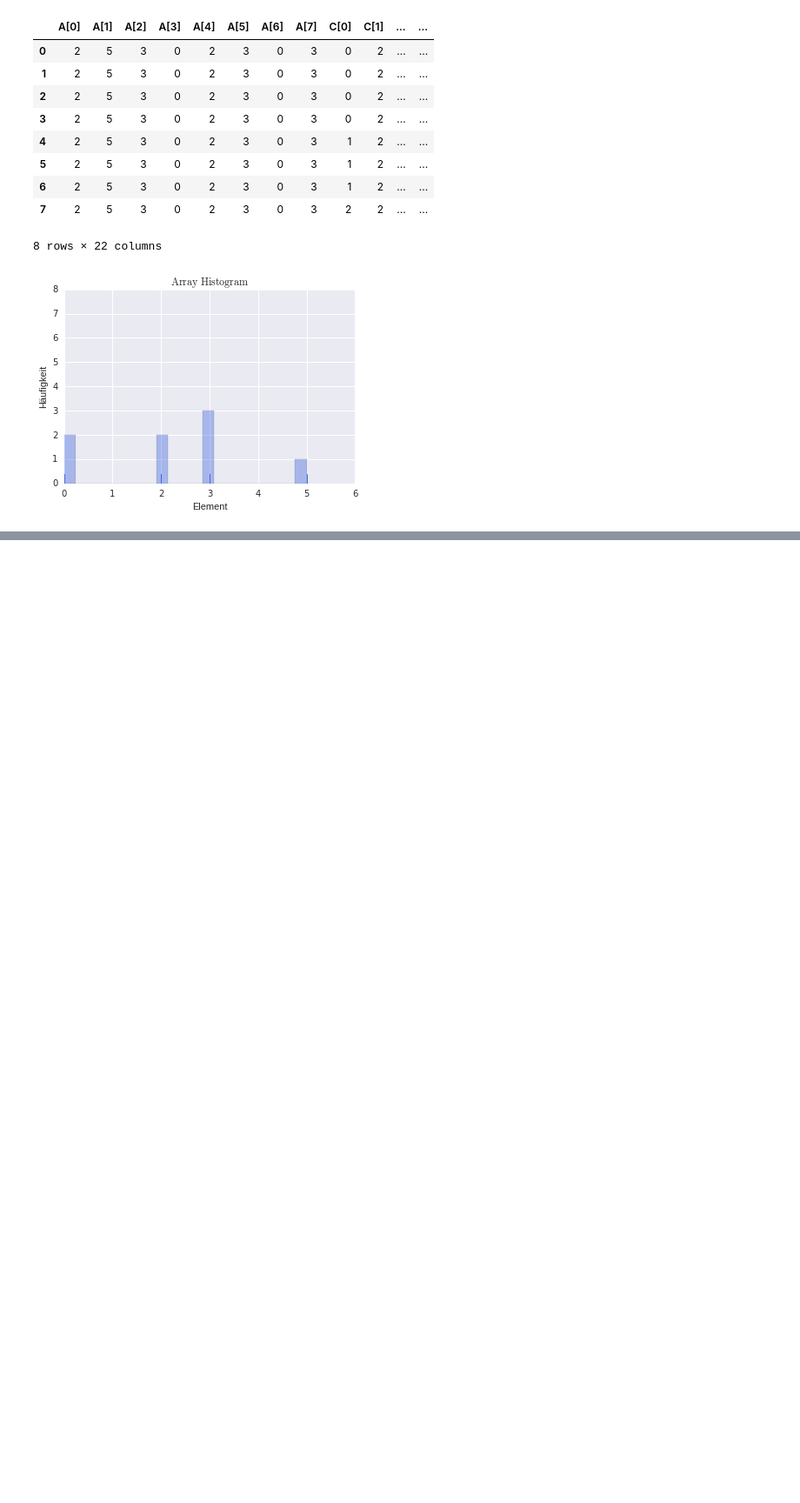
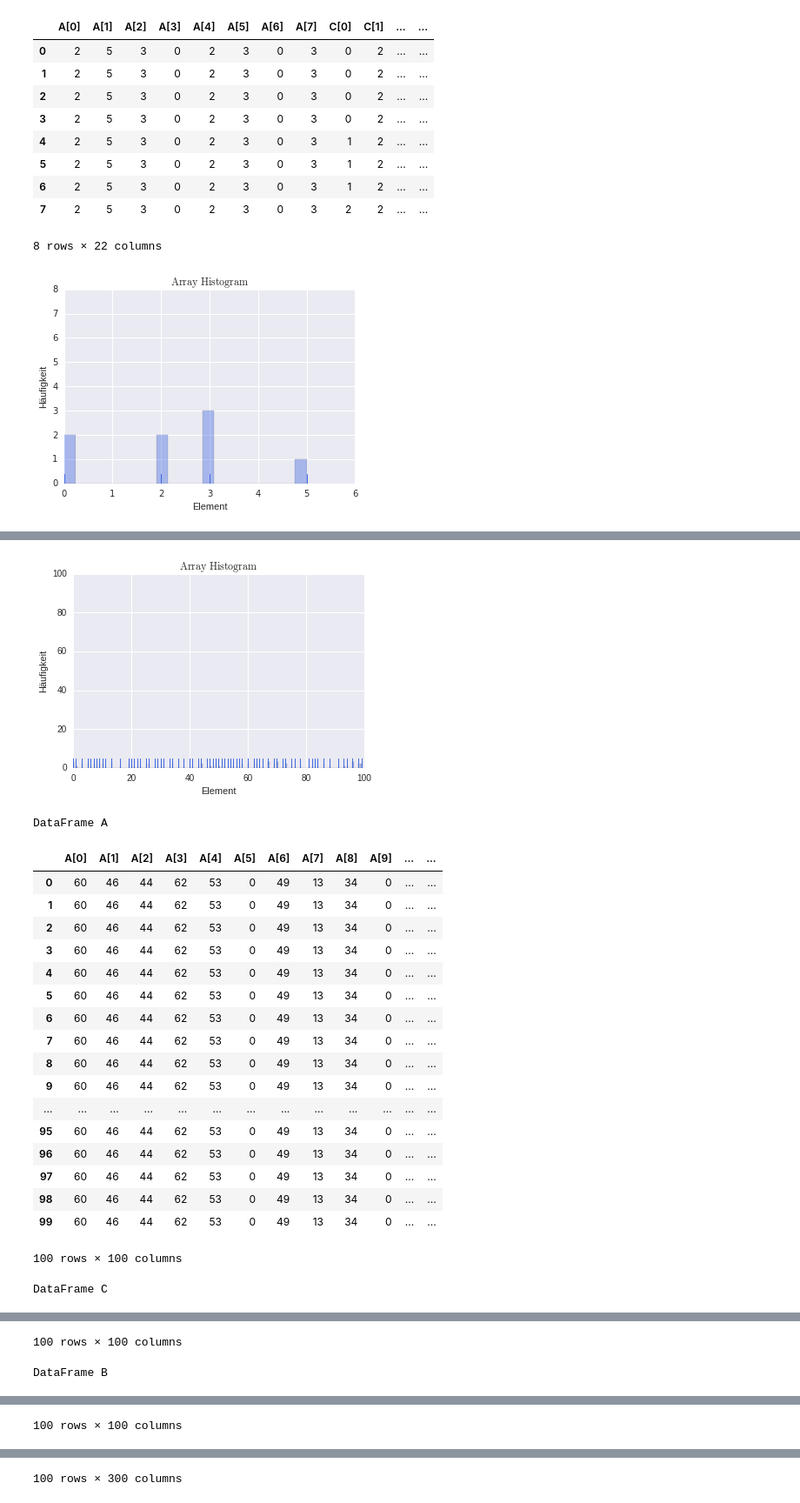
Before and after one commit to reinka/epi, a Jupyter notebook: Blatt 8/Countingsort.ipynb, the cells around one changed output, grey strips where cells are left out. Shown at 87% size. Saved outputs shown, nothing was run; the diff lists cells and outputs as text; code cells hidden in the pictures; blank space fills up the shorter version.

```diff
--- a/Blatt 8/Countingsort.ipynb
+++ b/Blatt 8/Countingsort.ipynb
@@ -307,0 +450,24 @@ plt.show()
+# %%
+test =countingsort(randint(0,100,100))
+# %% [output]
+[figure, added]
+DataFrame A
+|  | A[0] | A[1] | A[2] | A[3] | A[4] | A[5] | A[6] | A[7] | A[8] | A[9] | ... | ... |
+| 0 | 60 | 46 | 44 | 62 | 53 | 0 | 49 | 13 | 34 | 0 | ... | ... |
+| 1 | 60 | 46 | 44 | 62 | 53 | 0 | 49 | 13 | 34 | 0 | ... | ... |
+| 2 | 60 | 46 | 44 | 62 | 53 | 0 | 49 | 13 | 34 | 0 | ... | ... |
+| 3 | 60 | 46 | 44 | 62 | 53 | 0 | 49 | 13 | 34 | 0 | ... | ... |
+| 4 | 60 | 46 | 44 | 62 | 53 | 0 | 49 | 13 | 34 | 0 | ... | ... |
+| 5 | 60 | 46 | 44 | 62 | 53 | 0 | 49 | 13 | 34 | 0 | ... | ... |
+| 6 | 60 | 46 | 44 | 62 | 53 | 0 | 49 | 13 | 34 | 0 | ... | ... |
+| 7 | 60 | 46 | 44 | 62 | 53 | 0 | 49 | 13 | 34 | 0 | ... | ... |
+| 8 | 60 | 46 | 44 | 62 | 53 | 0 | 49 | 13 | 34 | 0 | ... | ... |
+| 9 | 60 | 46 | 44 | 62 | 53 | 0 | 49 | 13 | 34 | 0 | ... | ... |
+| ... | ... | ... | ... | ... | ... | ... | ... | ... | ... | ... | ... | ... |
+| 95 | 60 | 46 | 44 | 62 | 53 | 0 | 49 | 13 | 34 | 0 | ... | ... |
+| 96 | 60 | 46 | 44 | 62 | 53 | 0 | 49 | 13 | 34 | 0 | ... | ... |
+| 97 | 60 | 46 | 44 | 62 | 53 | 0 | 49 | 13 | 34 | 0 | ... | ... |
+| 98 | 60 | 46 | 44 | 62 | 53 | 0 | 49 | 13 | 34 | 0 | ... | ... |
+| 99 | 60 | 46 | 44 | 62 | 53 | 0 | 49 | 13 | 34 | 0 | ... | ... |
+100 rows × 100 columns
+DataFrame C
@@ -307,0 +491,2 @@ plt.show()
+100 rows × 100 columns
+DataFrame B
@@ -307,0 +510 @@ plt.show()
+100 rows × 100 columns
@@ -307,0 +528 @@ plt.show()
+100 rows × 300 columns
```
Also changed, not shown: parts of 18 cells of this notebook.
